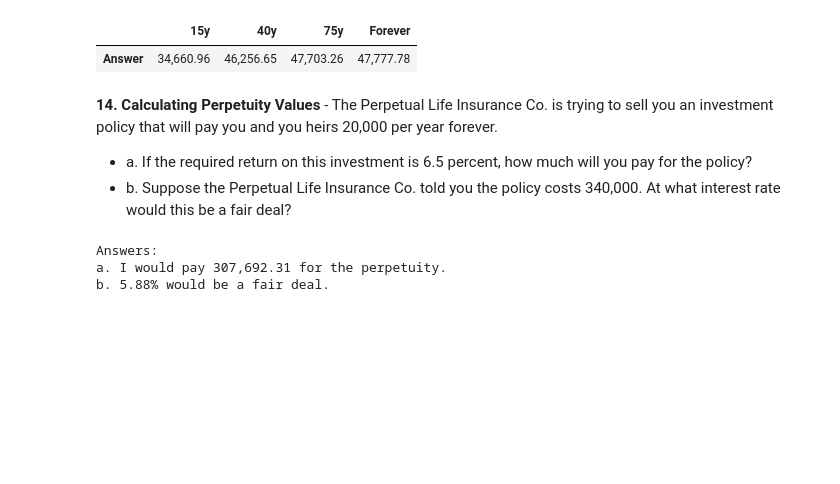
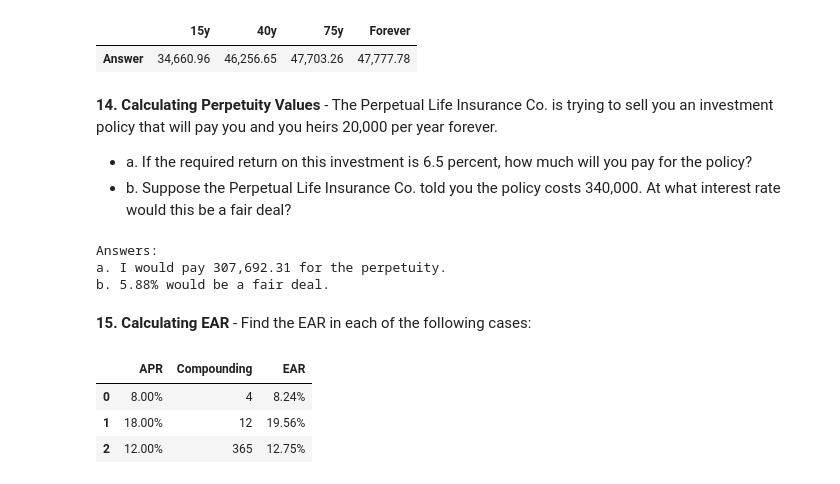
Before and after one commit to ekmartinez/Financial_Management, a Jupyter notebook: Chapter_4_Discounted_Cash_Flows.ipynb, the cells around one changed output. Cells and saved outputs as stored; diff of their text form; code cells hidden in the pictures; blank space fills up the shorter version.

```diff
--- a/Chapter_4_Discounted_Cash_Flows.ipynb
+++ b/Chapter_4_Discounted_Cash_Flows.ipynb
@@ -56,6 +56,9 @@ def higher_pv(x, y):
         return "X"
     else:
         return "Y"
+
+def effectiveRate(APR, Compounding):
+    return (1 + APR / Compounding) ** Compounding - 1
 # %% [markdown]
 **1. Simple vs Compound Interest** - First City Bank pays 9 percent simple interest on its savings account balances, whereas Second City Bank pays 9 percent interest compounded annually.  If you made a a 5,000 deposit in each bank, how much more money would you earn from your Second City Bank account at the end of 10 years?
 # %%
@@ -409,3 +411,5 @@ print(answer)
 Answers:
 a. I would pay 307,692.31 for the perpetuity.
 b. 5.88% would be a fair deal.
+# %% [markdown]
+**15. Calculating EAR** - Find the EAR in each of the following cases:
@@ -411,0 +426,20 @@ b. 5.88% would be a fair deal.
+# %%
+# Read data.
+df = pd.DataFrame([[0.08, 4],
+                  [0.18, 12],
+                  [0.12, 365]],
+                 columns=("APR", "Compounding"))
+
+# Apply the EAR function.
+df["EAR"] = df.apply(lambda row: effectiveRate(row["APR"], row["Compounding"]), axis=1)
+
+#Format DataFrame Style.
+df['APR'] = df['APR'].map('{:.2%}'.format)
+df['EAR'] = df['EAR'].map('{:.2%}'.format)
+df = df.style.set_properties(**{'text-align': 'center'})
+df
+# %% [output]
+|  | APR | Compounding | EAR |
+| 0 | 8.00% | 4 | 8.24% |
+| 1 | 18.00% | 12 | 19.56% |
+| 2 | 12.00% | 365 | 12.75% |
```
Also changed, not shown: parts of 3 cells of this notebook, 3 other files.
